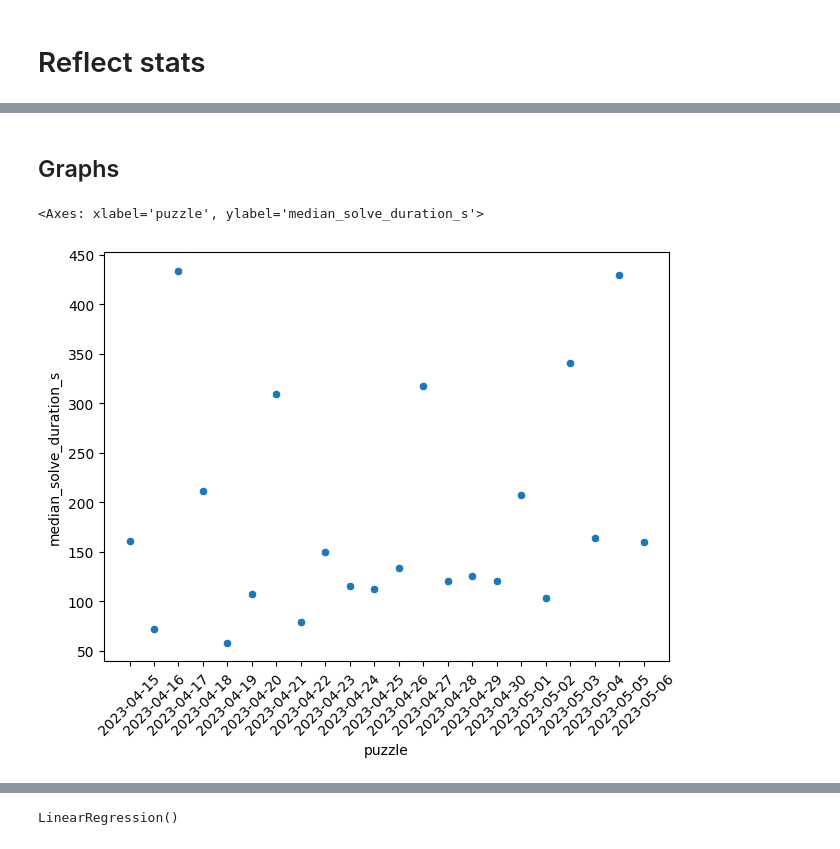
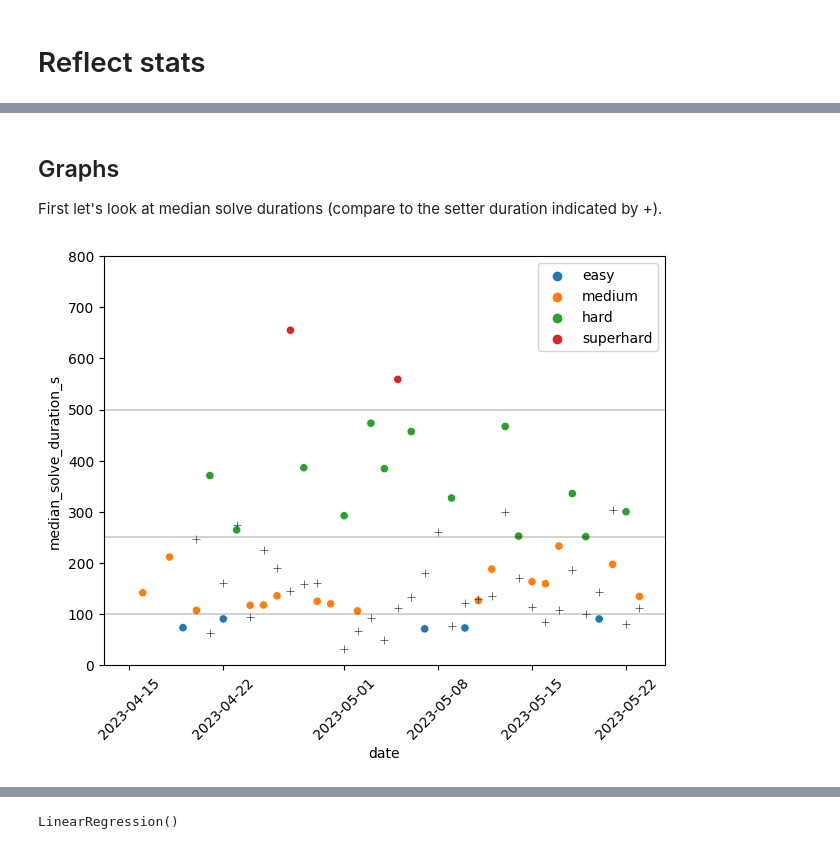
Before and after one commit to tomwhite/reflect, a Jupyter notebook: reflect-stats.ipynb, the cells around one changed output, grey strips where cells are left out. Drawn from its saved outputs; the diff is of its cells as text; code cells hidden in the pictures.

```diff
--- a/reflect-stats.ipynb
+++ b/reflect-stats.ipynb
@@ -25,5 +14,6 @@ Number of players per day
 # %%
-df_players = df.groupby("puzzle").agg("nunique").rename(columns={"device": "n_players"})
-df_players = df_players[["n_players"]]
-df_players
+events_df = load_firebase_events()
+device_df = compute_per_device_stats(events_df)
+stats_df = compute_stats(events_df, device_df)
+stats_df
 # %% [output]
@@ -230,0 +45,4 @@ df_stats
+# %%
+features_df = load_features()
+all_df = merge_stats_and_features(stats_df, features_df)
+all_df
@@ -231,15 +68,17 @@ df_stats
 # %% [markdown]
 ## Graphs
+
+First let's look at median solve durations (compare to the setter duration indicated by +).
 # %%
-import matplotlib.pylab as plt
-import seaborn as sns
-
+plt.ylim(0, 800)
 plt.xticks(rotation=45)
 plt.tight_layout()
 
-df_stats["median_solve_duration_s"] = df_stats["median_solve_duration"].dt.total_seconds()
-sns.scatterplot(data=df_stats, x="puzzle", y="median_solve_duration_s")
+g = sns.scatterplot(data=all_df, x="date", y="median_solve_duration_s", hue="difficulty_duration")
+sns.scatterplot(data=all_df, x="date", y="setter_solve_duration_s", color=".2", marker="+")
+g.axhline(SOLVE_DURATION_DIFFICULTY_BINS[1], linewidth=0.25, color='k')
+g.axhline(SOLVE_DURATION_DIFFICULTY_BINS[2], linewidth=0.25, color='k')
+g.axhline(SOLVE_DURATION_DIFFICULTY_BINS[3], linewidth=0.25, color='k');
 # %% [output]
-<Axes: xlabel='puzzle', ylabel='median_solve_duration_s'>
-[figure, old version]
+[figure, new version]
 # %%
```
Also changed, not shown: parts of 74 cells of this notebook, 4 other files.
